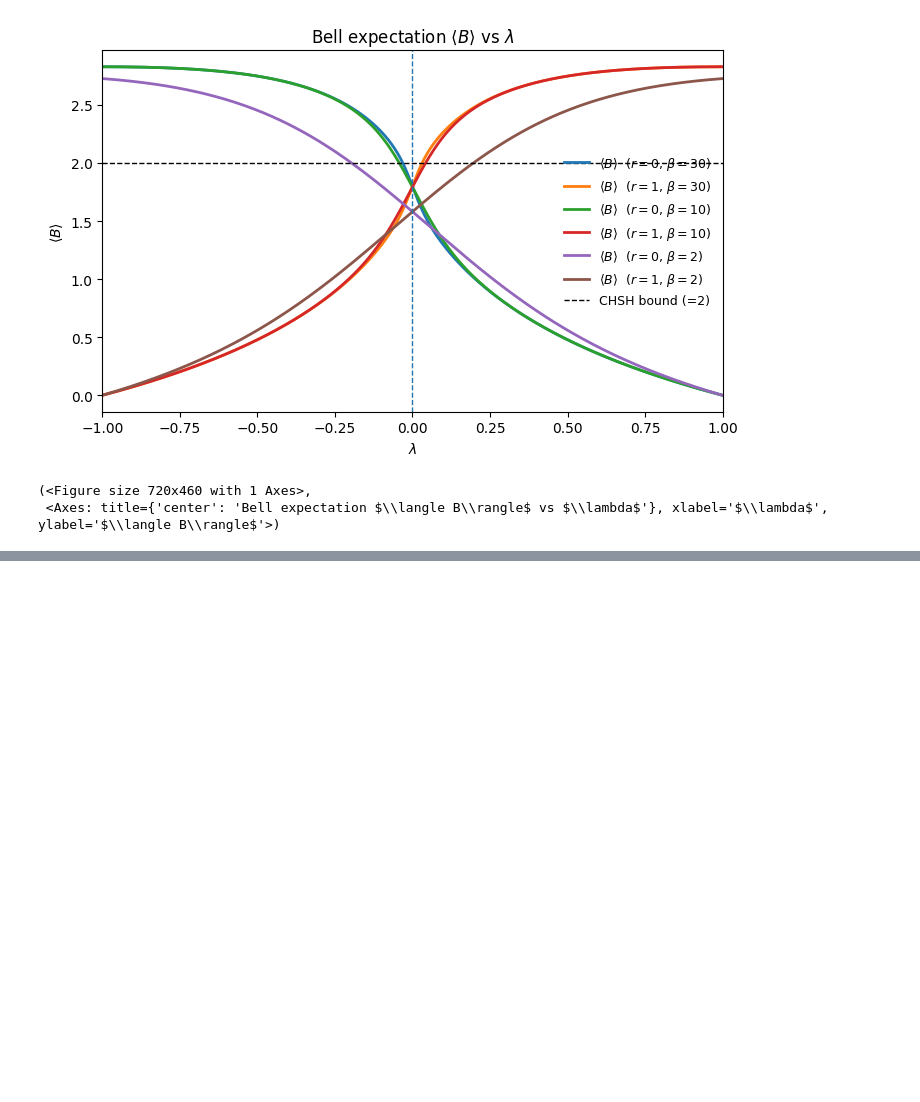
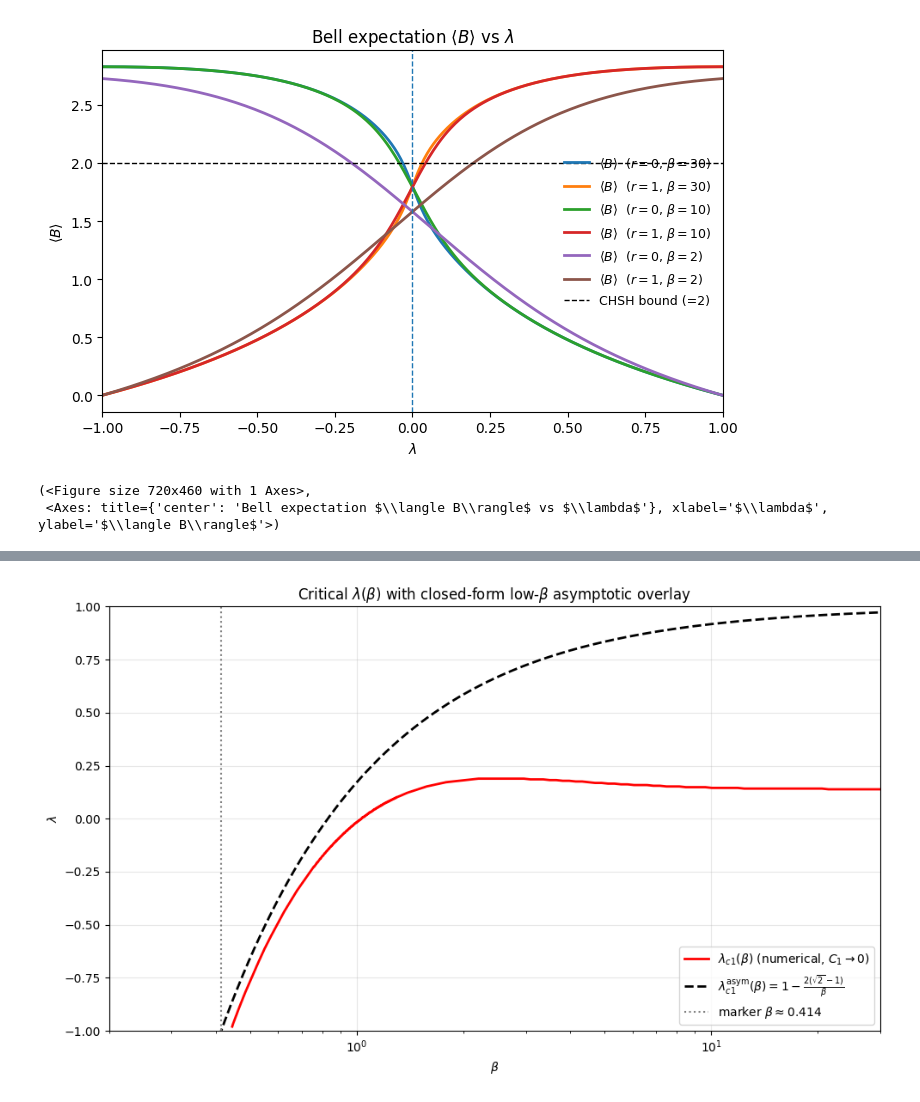
Before and after one commit to zeynepnursahinel/valorization-periodic-chain, a Jupyter notebook: notebooks/periodic_chain.ipynb, the cells around one changed output, grey strips where cells are left out. Drawn from its saved outputs; the diff is of its cells as text; code cells hidden in the pictures; blank space fills up the shorter version.

```diff
--- a/periodic_chain.ipynb
+++ b/notebooks/periodic_chain.ipynb
@@ -920,0 +213,9 @@ beta_min (plotted) = 0.8834923248359671 beta_max (plotted) = 30.0
+# %%
+plot_lambda_with_extended_beta(
+    "figures_periodic_chain/lambda_critical_vs_beta.csv",
+    csv_B_path=None,
+    beta_min_plot=0.2,
+    out_pdf="figures_periodic_chain/fig_11_concurrence_lam_crit_asymptotic.pdf"
+)
+# %% [output]
+[figure, added]
```
Also changed, not shown: parts of 19 cells of this notebook, 37 other files.
